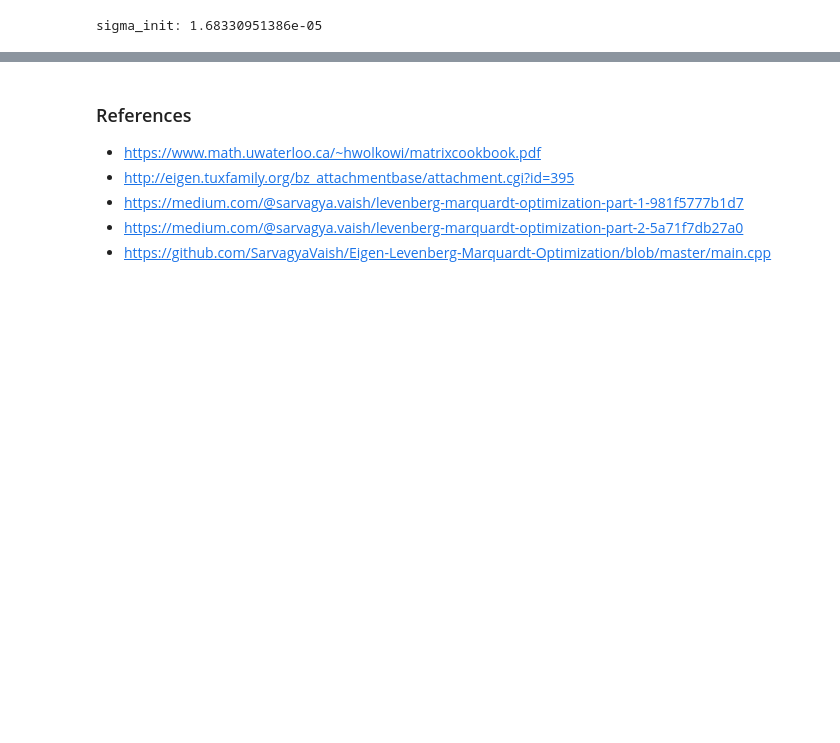
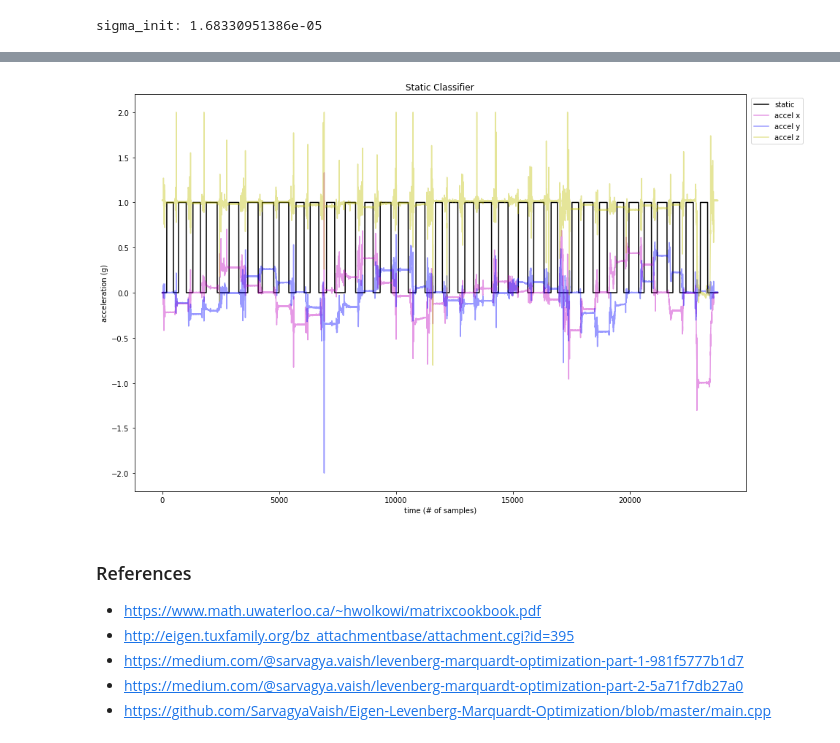
Before and after one commit to PHIL-MQP/phil, a Jupyter notebook: python/notebooks/IMU Calibration.ipynb, the cells around one changed output, grey strips where cells are left out. Saved outputs shown, nothing was run; the diff lists cells and outputs as text; code cells hidden in the pictures; blank space fills up the shorter version.

```diff
--- a/python/notebooks/IMU Calibration.ipynb
+++ b/python/notebooks/IMU Calibration.ipynb
@@ -473,3 +145,17 @@ plt.show()
+# %%
+intervals, classifications = get_static_intervals(sigma_init*0.1, remaining_data, 2, samples_per_second)
+plt.figure(figsize=(15,10))
+plt.title("Static Classifier")
+plt.plot(classifications, c='k', label="static")
+plt.plot(remaining_data[:,0], label='accel x', alpha=0.4, c='m')
+plt.plot(remaining_data[:,1], label='accel y', alpha=0.4, c='b')
+plt.plot(remaining_data[:,2], label='accel z', alpha=0.4, c='y')
+plt.xlabel("time (# of samples)")
+plt.ylabel("acceleration (g)")
+plt.legend(bbox_to_anchor=(1.1,1))
+plt.show()
+# %% [output]
+[figure, added]
 # %%
 total_intervals = 20
 s_intervals_opt = []
```
Also changed, not shown: parts of 4 cells of this notebook, 2 other files.
